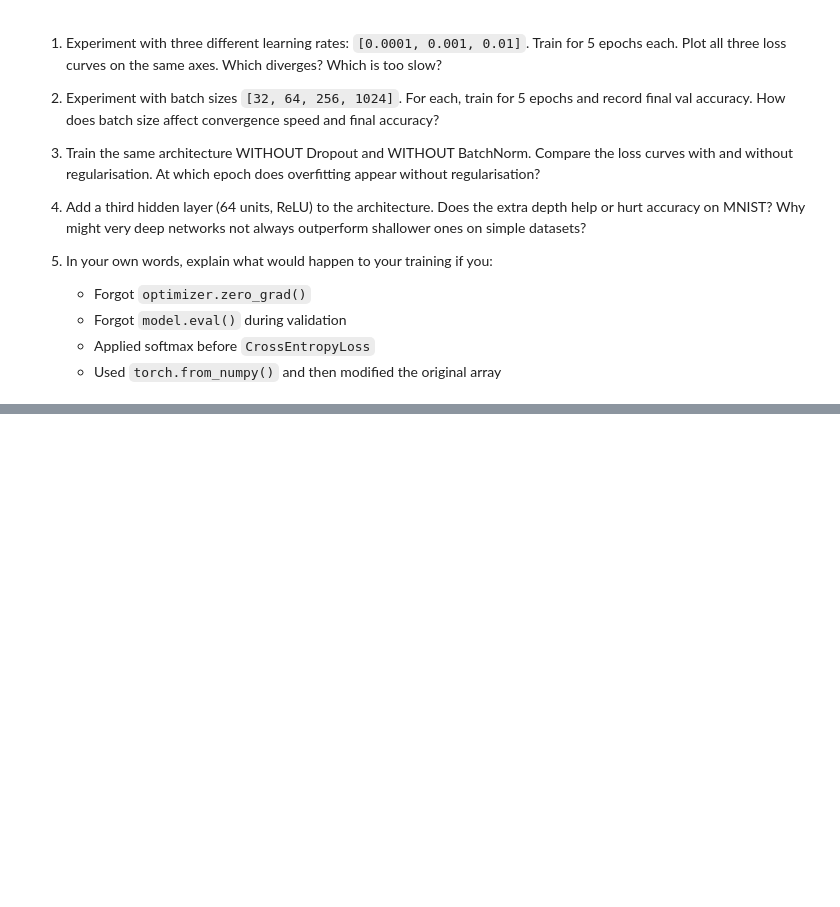
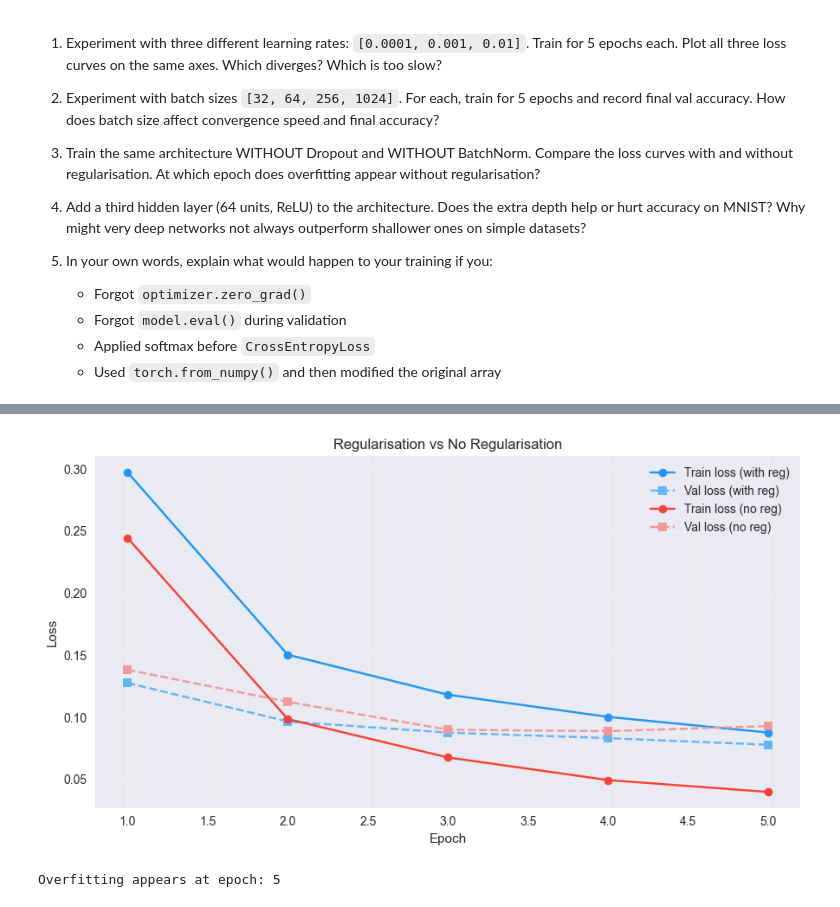
Before and after one commit to shashwatsrma/ML-training, a Jupyter notebook: Day_10_Pytorch.ipynb, the cells around one changed output, grey strips where cells are left out. Drawn from its saved outputs; the diff is of its cells as text; code cells hidden in the pictures; blank space fills up the shorter version.

```diff
--- a/Day_10_Pytorch.ipynb
+++ b/Day_10_Pytorch.ipynb
@@ -1385,0 +1464,47 @@ Total misclassified: 172/10000 (1.72%)
+# %%
+# 3) Compare regularisation vs no regularisation
+class MNISTClassifierNoReg(nn.Module):
+    def __init__(self):
+        super().__init__()
+        self.net = nn.Sequential(
+            nn.Flatten(),
+            nn.Linear(784, 256),
+            nn.ReLU(),
+            nn.Linear(256, 128),
+            nn.ReLU(),
+            nn.Linear(128, 10),
+        )
+
+    def forward(self, x):
+        return self.net(x)
+
+
+print('\n=== With BatchNorm + Dropout ===')
+torch.manual_seed(42)
+_, reg_train_losses, reg_val_losses, _, _ = train_mnist_model(MNISTClassifier, train_loader, val_loader, lr=0.001, epochs=5)
+
+print('\n=== Without BatchNorm + Dropout ===')
+torch.manual_seed(42)
+_, noreg_train_losses, noreg_val_losses, _, _ = train_mnist_model(MNISTClassifierNoReg, train_loader, val_loader, lr=0.001, epochs=5)
+
+fig, ax = plt.subplots(figsize=(9, 5))
+ax.plot(range(1, 6), reg_train_losses, 'o-', label='Train loss (with reg)', color='#2196F3')
+ax.plot(range(1, 6), reg_val_losses, 's--', label='Val loss (with reg)', color='#64B5F6')
+ax.plot(range(1, 6), noreg_train_losses, 'o-', label='Train loss (no reg)', color='#F44336')
+ax.plot(range(1, 6), noreg_val_losses, 's--', label='Val loss (no reg)', color='#EF9A9A')
+ax.set_title('Regularisation vs No Regularisation')
+ax.set_xlabel('Epoch')
+ax.set_ylabel('Loss')
+ax.legend()
+ax.grid(alpha=0.3)
+plt.tight_layout()
+plt.show()
+
+overfit_epoch = next(
+    (i + 1 for i in range(1, len(noreg_val_losses))
+     if noreg_val_losses[i] > noreg_val_losses[i - 1]
+     and noreg_train_losses[i] < noreg_train_losses[i - 1]),
+    None
+)
+print(f'Overfitting appears at epoch: {overfit_epoch if overfit_epoch is not None else "not clear in 5 epochs"}')
+# %% [output]
@@ -1385,0 +1524,2 @@ Total misclassified: 172/10000 (1.72%)
+[figure, added]
+Overfitting appears at epoch: 5
```
Also changed, not shown: parts of 11 cells of this notebook.
